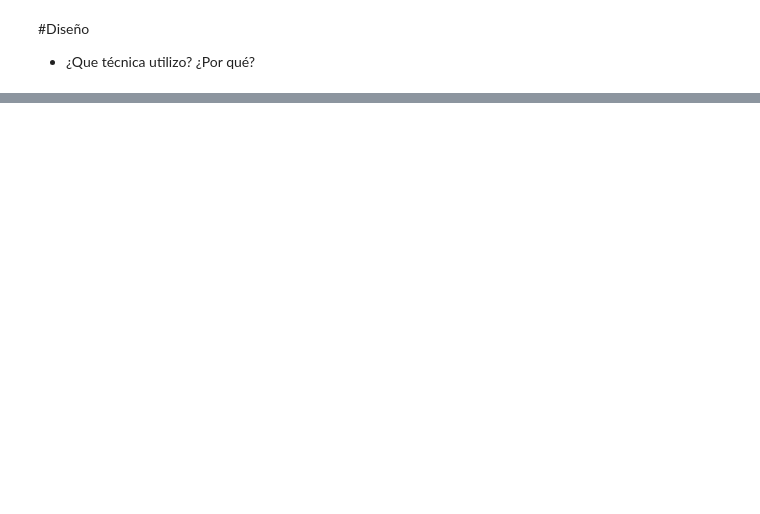
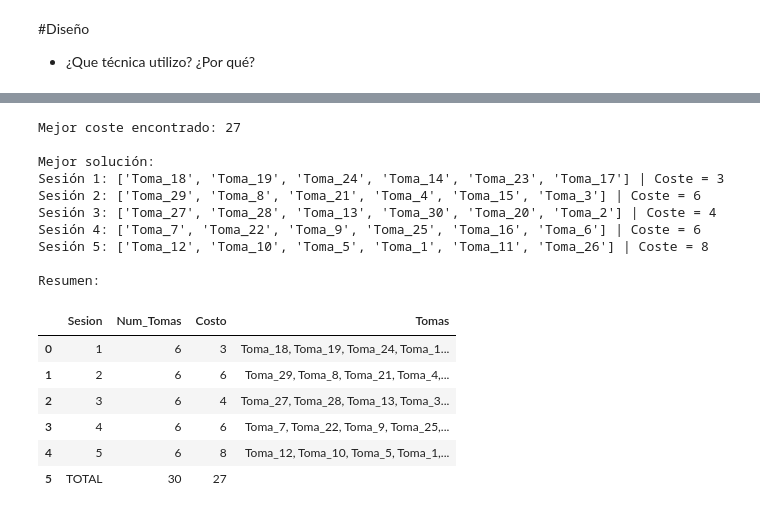
Before and after one commit to Mhernandezg/AlgoritmosOptimizacionVIU, a Jupyter notebook: TRABAJO_PRACTICO/Trabajo_Práctico_Tomas_de_Doblaje.ipynb, the cells around one changed output, grey strips where cells are left out. Drawn from its saved outputs; the diff is of its cells as text; code cells hidden in the pictures; blank space fills up the shorter version.

```diff
--- a/TRABAJO_PRACTICO/Trabajo_Práctico_Tomas_de_Doblaje.ipynb
+++ b/TRABAJO_PRACTICO/Trabajo_Práctico_Tomas_de_Doblaje.ipynb
@@ -45,0 +185,5 @@ De forma inicial se pretendia abordar el problema de La Liga. Pero al no tener u
+# %%
+# Durante la etapa de desarrollo. Se descubrio existia una posibilidad de que al manejar las tomas y moverlas entre sesioens surgiera una sesion vacia.
+# Por lo que se limpian para evirtar ruido en el analisis GRASP
+def limpiar_solucion(solucion: list) -> list:
+    return [sesion[:] for sesion in solucion if sesion]
@@ -45,0 +292,15 @@ De forma inicial se pretendia abordar el problema de La Liga. Pero al no tener u
+# %%
+# Realiza intercambios entre sesiones para construir un nuevo espacio de soluciones posibles.
+def generar_vecinos_swap(solucion: list):
+    n = len(solucion)
+
+    for i in range(n):
+        for j in range(i + 1, n):
+            if not solucion[i] or not solucion[j]:
+                continue
+
+            for idx_a in range(len(solucion[i])):
+                for idx_b in range(len(solucion[j])):
+                    vecino = [s[:] for s in solucion]
+                    vecino[i][idx_a], vecino[j][idx_b] = vecino[j][idx_b], vecino[i][idx_a]
+                    yield limpiar_solucion(vecino)
@@ -45,0 +402,37 @@ De forma inicial se pretendia abordar el problema de La Liga. Pero al no tener u
+# %%
+resultado = grasp(
+    tomas_dict=tomas_dict,
+    max_tomas_por_dia=6,
+    alpha=0.25,
+    iteraciones=200,
+    salario_por_actor=1,
+    max_iter_sin_mejora_local=80,
+    semilla=42
+)
+
+print("Mejor coste encontrado:", resultado["mejor_costo"])
+print("\nMejor solución:")
+
+for i, sesion in enumerate(resultado["mejor_solucion"], start=1):
+    print(f"Sesión {i}: {sesion} | Coste = {costo_sesion(sesion, tomas_dict)}")
+
+print("\nResumen:")
+display(resumen_solucion(resultado["mejor_solucion"], tomas_dict))
+# %% [output]
+Mejor coste encontrado: 27
+
+Mejor solución:
+Sesión 1: ['Toma_18', 'Toma_19', 'Toma_24', 'Toma_14', 'Toma_23', 'Toma_17'] | Coste = 3
+Sesión 2: ['Toma_29', 'Toma_8', 'Toma_21', 'Toma_4', 'Toma_15', 'Toma_3'] | Coste = 6
+Sesión 3: ['Toma_27', 'Toma_28', 'Toma_13', 'Toma_30', 'Toma_20', 'Toma_2'] | Coste = 4
+Sesión 4: ['Toma_7', 'Toma_22', 'Toma_9', 'Toma_25', 'Toma_16', 'Toma_6'] | Coste = 6
+Sesión 5: ['Toma_12', 'Toma_10', 'Toma_5', 'Toma_1', 'Toma_11', 'Toma_26'] | Coste = 8
+
+Resumen:
+|  | Sesion | Num_Tomas | Costo | Tomas |
+| 0 | 1 | 6 | 3 | Toma_18, Toma_19, Toma_24, Toma_1... |
+| 1 | 2 | 6 | 6 | Toma_29, Toma_8, Toma_21, Toma_4,... |
+| 2 | 3 | 6 | 4 | Toma_27, Toma_28, Toma_13, Toma_3... |
+| 3 | 4 | 6 | 6 | Toma_7, Toma_22, Toma_9, Toma_25,... |
+| 4 | 5 | 6 | 8 | Toma_12, Toma_10, Toma_5, Toma_1,... |
+| 5 | TOTAL | 30 | 27 |  |
```
Also changed, not shown: parts of 18 cells of this notebook.
